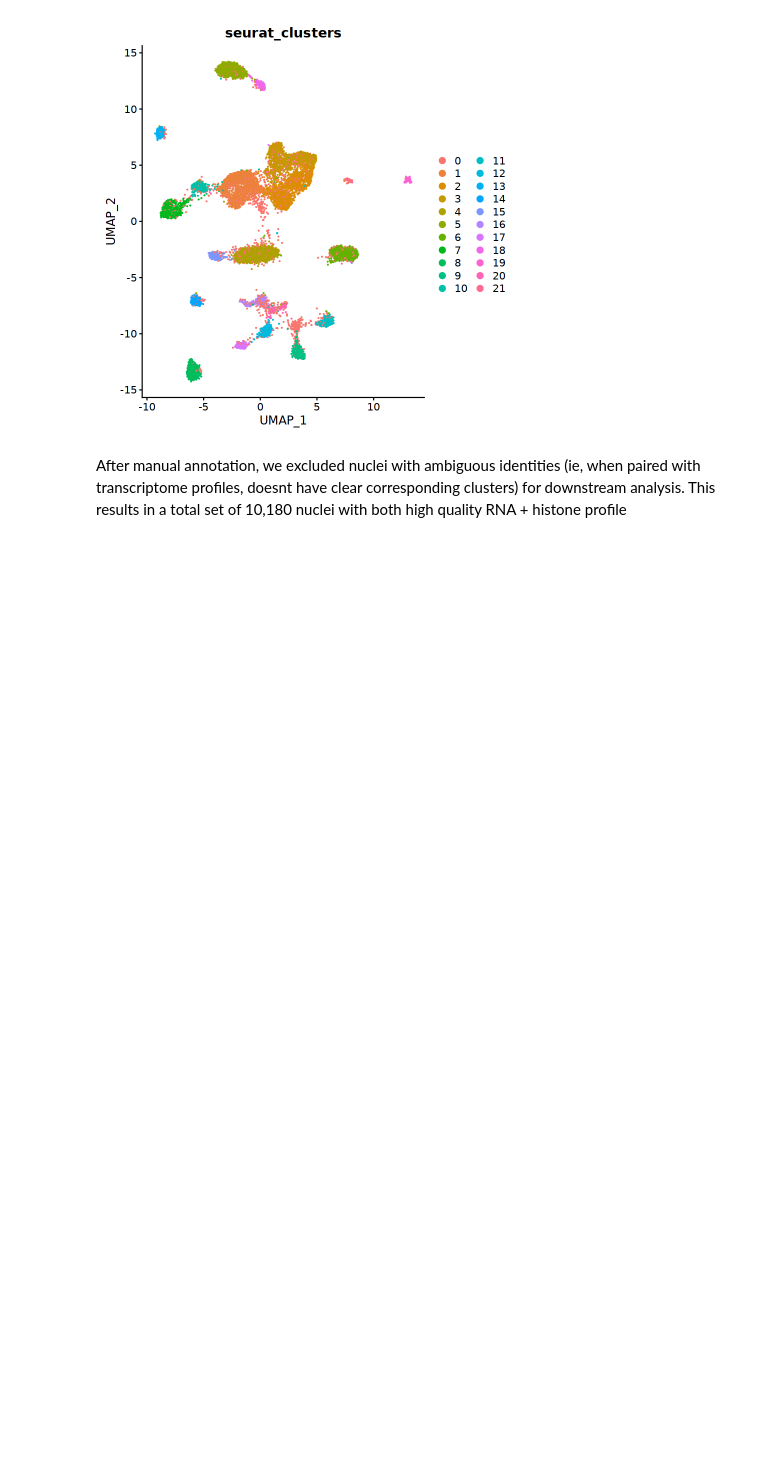
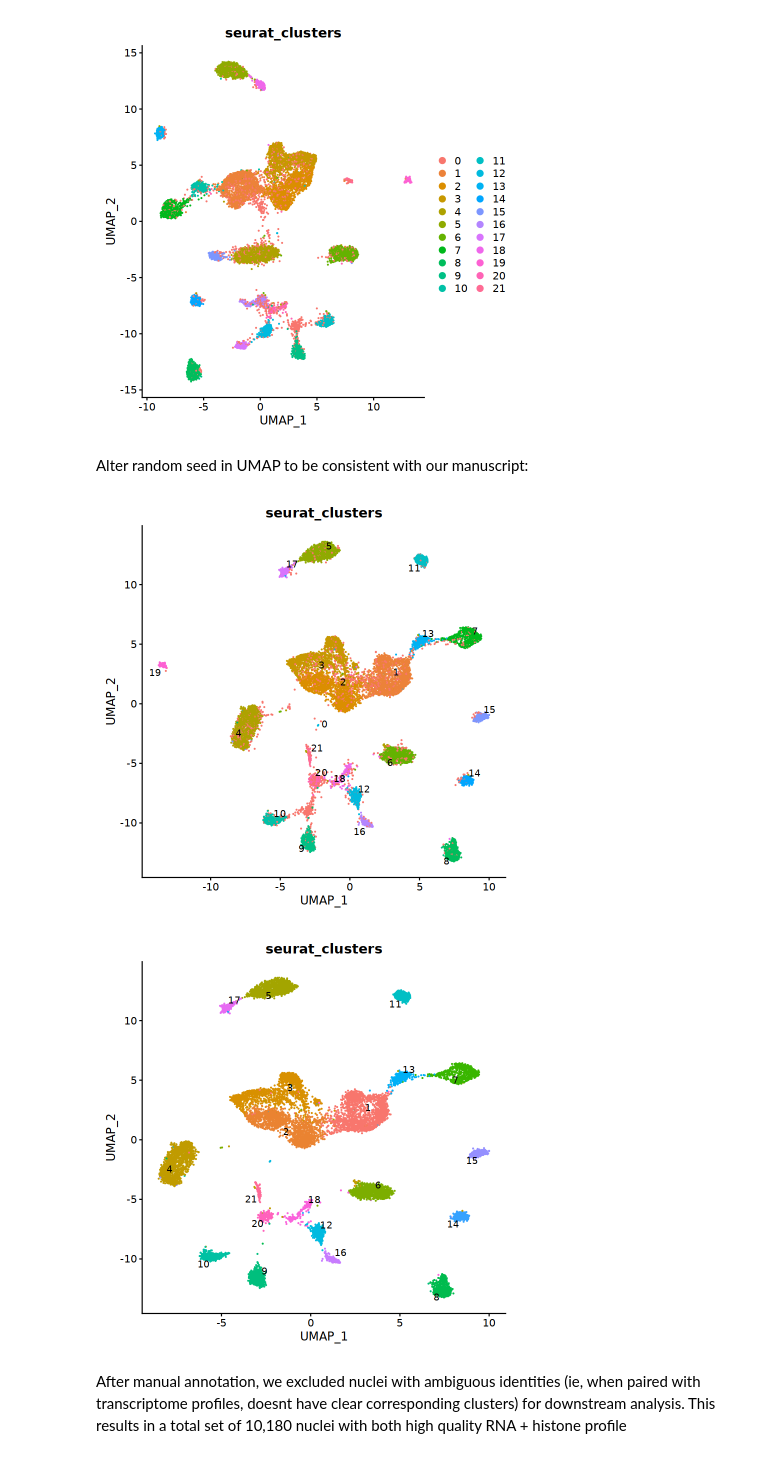
Before and after one commit to Xieeeee/Droplet-Paired-Tag, a Jupyter notebook: 02.analysis/notebook/02.Clustering.ipynb, the cells around one changed output. Cells and saved outputs as stored; diff of their text form; code cells hidden in the pictures; blank space fills up the shorter version.

```diff
--- a/02.analysis/notebook/02.Clustering.ipynb
+++ b/02.analysis/notebook/02.Clustering.ipynb
@@ -322,6 +345,22 @@ Number of communities: 22
 Elapsed time: 1 seconds
 [figure]
 [figure]
+# %% [markdown]
+Alter random seed in UMAP to be consistent with our manuscript:
+# %%
+mmg <- RunUMAP(mmg, reduction = "harmony", dims = 2:30, verbose = F,
+               seed.use = 42) ### seed 42 for UMAP
+mmg <- FindNeighbors(object = mmg, reduction = 'harmony', dims = 2:30, verbose = F)
+mmg <- FindClusters(object = mmg, resolution = 0.5, algorithm = 1,
+                    random.seed = 0) ### seed 0 for the original Louvian clustering (algorithm = 1)
+
+DimPlot(mmg, group.by = "seurat_clusters", label = T, repel = T) + NoLegend()
+### remove low quality group
+DimPlot(mmg, group.by = "seurat_clusters", label = T, repel = T,
+        cells = rownames(mmg@meta.data[mmg$DNA_keep_cells == "True", ])) + NoLegend()
+# %% [output]
+[figure, added]
+[figure, added]
 # %%
 gene.activities <- GeneActivity(mmg)
 mmg[["GA"]] <- CreateAssayObject(counts = gene.activities)
```
Also changed, not shown: parts of 2 cells of this notebook.
